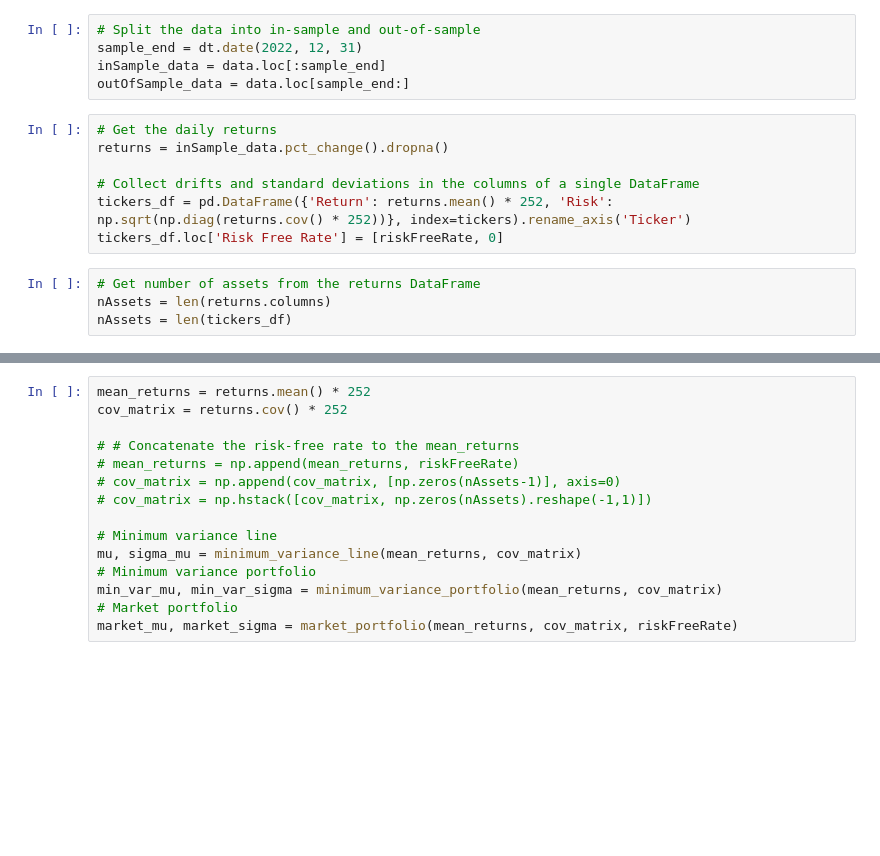
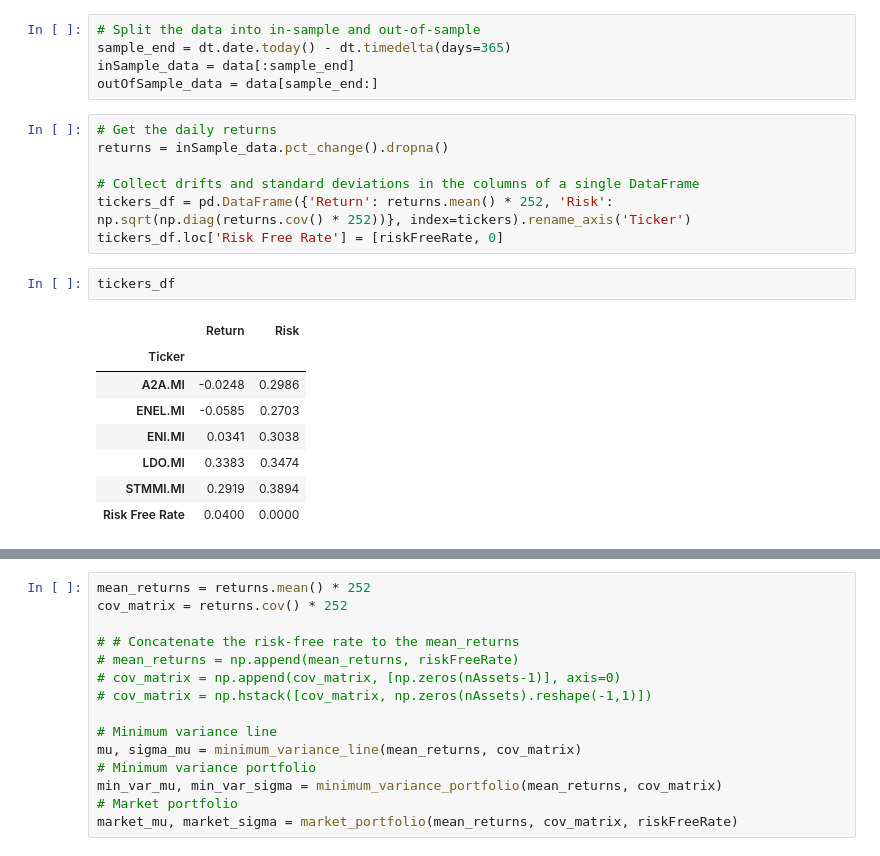
Before and after one commit to FabioNicotra/FabiosPortfolio, a Jupyter notebook: 04_PortfolioSimulation/portfolio-dash.ipynb, the cells around one changed output, grey strips where cells are left out. Drawn from its saved outputs; the diff is of its cells as text; blank space fills up the shorter version.

```diff
--- a/04_PortfolioSimulation/portfolio-dash.ipynb
+++ b/04_PortfolioSimulation/portfolio-dash.ipynb
@@ -161,8 +133,8 @@ data.head()
 # %%
 # Split the data into in-sample and out-of-sample
-sample_end = dt.date(2022, 12, 31)
-inSample_data = data.loc[:sample_end]
-outOfSample_data = data.loc[sample_end:]
+sample_end = dt.date.today() - dt.timedelta(days=365)
+inSample_data = data[:sample_end]
+outOfSample_data = data[sample_end:]
 # %%
 # Get the daily returns
 returns = inSample_data.pct_change().dropna()
@@ -170,7 +142,14 @@ returns = inSample_data.pct_change().dropna()
 # Collect drifts and standard deviations in the columns of a single DataFrame
 tickers_df = pd.DataFrame({'Return': returns.mean() * 252, 'Risk': np.sqrt(np.diag(returns.cov() * 252))}, index=tickers).rename_axis('Ticker')
 tickers_df.loc['Risk Free Rate'] = [riskFreeRate, 0]
-# %%
-# Get number of assets from the returns DataFrame
-nAssets = len(returns.columns)
-nAssets = len(tickers_df)
+# %%
+tickers_df
+# %% [output]
+|  | Return | Risk |
+| Ticker |  |  |
+| A2A.MI | -0.0248 | 0.2986 |
+| ENEL.MI | -0.0585 | 0.2703 |
+| ENI.MI | 0.0341 | 0.3038 |
+| LDO.MI | 0.3383 | 0.3474 |
+| STMMI.MI | 0.2919 | 0.3894 |
+| Risk Free Rate | 0.0400 | 0.0000 |
```
Also changed, not shown: parts of 19 cells of this notebook, 2 other files.
